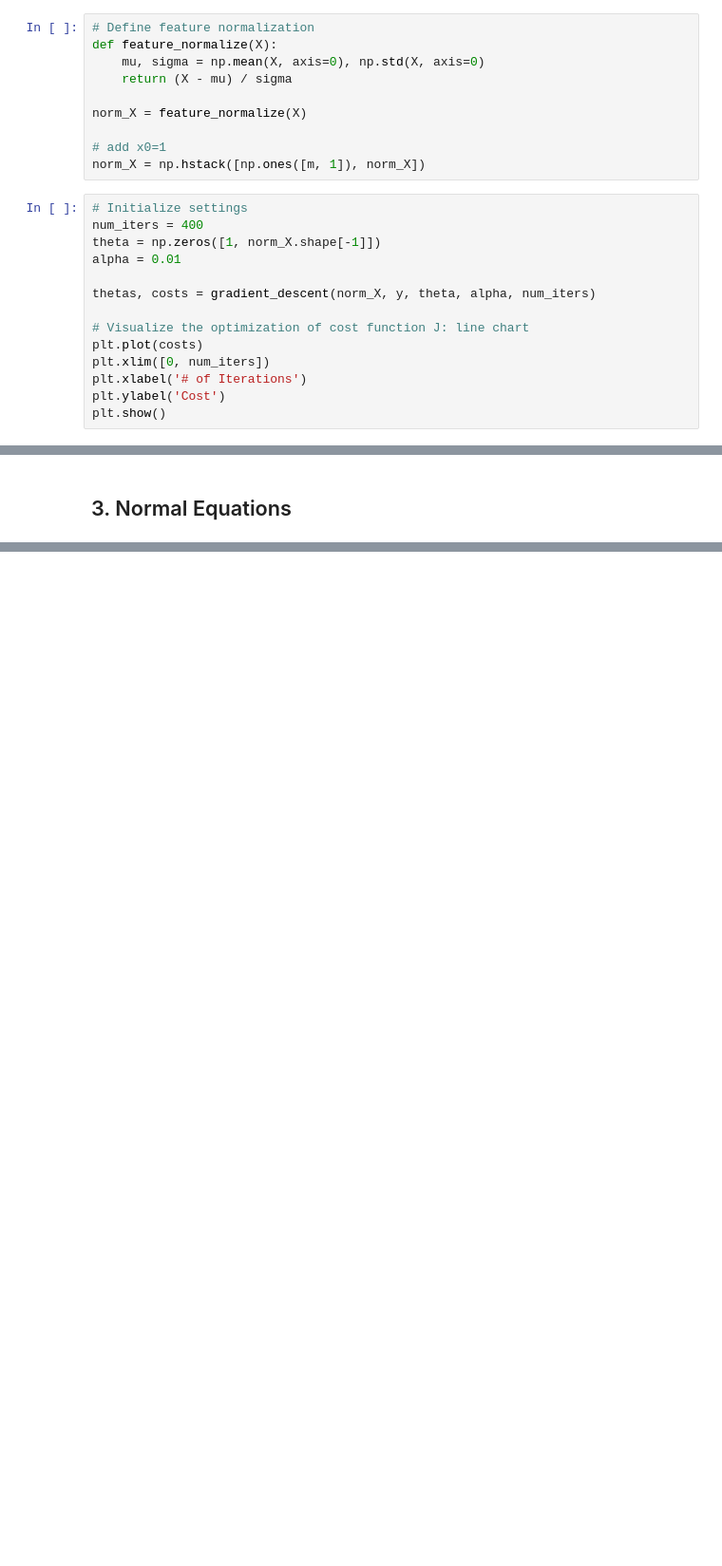
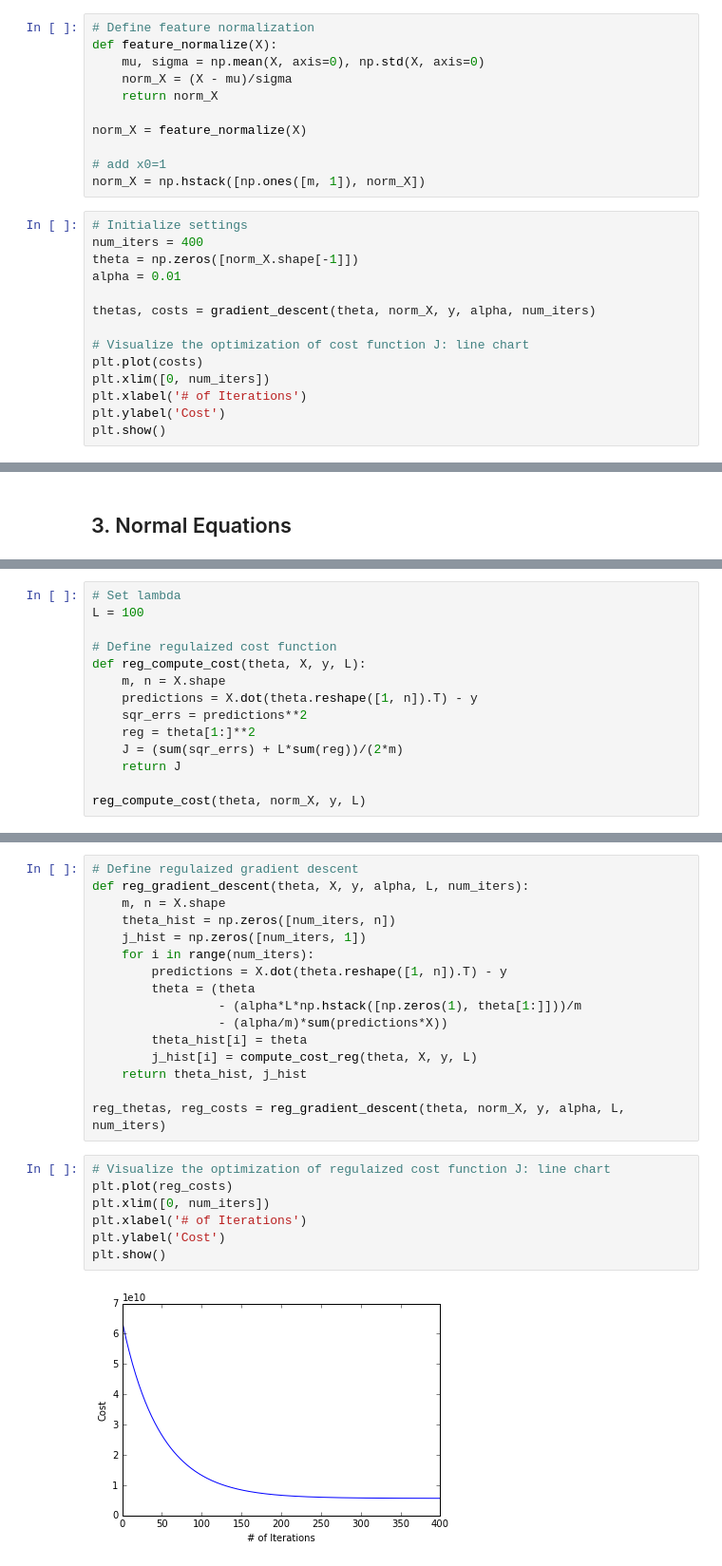
Before and after one commit to liberaliscomputing/code-for-moocs, a Jupyter notebook: coursera/machine-learning/week-02/linear_regression.ipynb, the cells around one changed output, grey strips where cells are left out. Shown: that part at 95% size. Drawn from its saved outputs; the diff is of its cells as text; blank space fills up the shorter version.

```diff
--- a/coursera/machine-learning/week-02/linear_regression.ipynb
+++ b/coursera/machine-learning/week-02/linear_regression.ipynb
@@ -111,7 +153,8 @@ X, y = housing[:, [0, 1]].reshape([m, 2]), housing[:, 2].reshape([m, 1])
 # Define feature normalization
 def feature_normalize(X):
     mu, sigma = np.mean(X, axis=0), np.std(X, axis=0)
-    return (X - mu) / sigma
+    norm_X = (X - mu)/sigma
+    return norm_X
 
 norm_X = feature_normalize(X)
 
@@ -120,10 +163,10 @@ norm_X = np.hstack([np.ones([m, 1]), norm_X])
 # %%
 # Initialize settings
 num_iters = 400
-theta = np.zeros([1, norm_X.shape[-1]])
+theta = np.zeros([norm_X.shape[-1]])
 alpha = 0.01
 
-thetas, costs = gradient_descent(norm_X, y, theta, alpha, num_iters)
+thetas, costs = gradient_descent(theta, norm_X, y, alpha, num_iters)
 
 # Visualize the optimization of cost function J: line chart
 plt.plot(costs)
@@ -157,0 +209,14 @@ print test.dot(parameters)
+# %%
+# Set lambda
+L = 100
+
+# Define regulaized cost function
+def reg_compute_cost(theta, X, y, L):
+    m, n = X.shape
+    predictions = X.dot(theta.reshape([1, n]).T) - y
+    sqr_errs = predictions**2
+    reg = theta[1:]**2
+    J = (sum(sqr_errs) + L*sum(reg))/(2*m)
+    return J
+
+reg_compute_cost(theta, norm_X, y, L)
@@ -157,0 +225,25 @@ print test.dot(parameters)
+# %%
+# Define regulaized gradient descent
+def reg_gradient_descent(theta, X, y, alpha, L, num_iters):
+    m, n = X.shape
+    theta_hist = np.zeros([num_iters, n])
+    j_hist = np.zeros([num_iters, 1])
+    for i in range(num_iters):
+        predictions = X.dot(theta.reshape([1, n]).T) - y
+        theta = (theta
+                 - (alpha*L*np.hstack([np.zeros(1), theta[1:]]))/m
+                 - (alpha/m)*sum(predictions*X))
+        theta_hist[i] = theta
+        j_hist[i] = compute_cost_reg(theta, X, y, L)
+    return theta_hist, j_hist
+
+reg_thetas, reg_costs = reg_gradient_descent(theta, norm_X, y, alpha, L, num_iters)
+# %%
+# Visualize the optimization of regulaized cost function J: line chart
+plt.plot(reg_costs)
+plt.xlim([0, num_iters])
+plt.xlabel('# of Iterations')
+plt.ylabel('Cost')
+plt.show()
+# %% [output]
+[figure, added]
```
Also changed, not shown: parts of 30 cells of this notebook.
